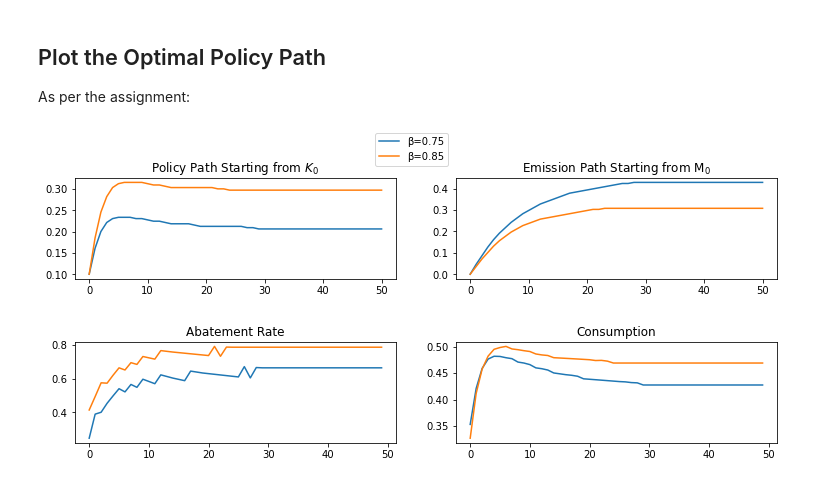
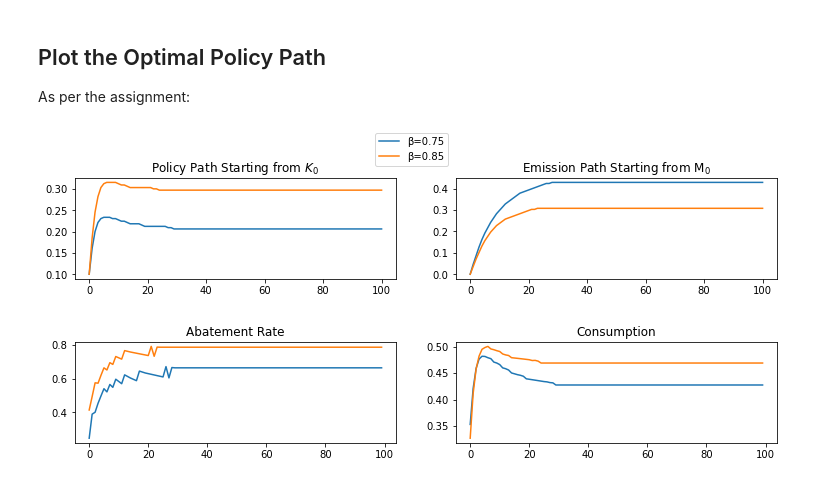
Before and after one commit to basm92/macroeconomics_i, a Jupyter notebook: assignment_1/question2_main.ipynb, the cells around one changed output. Drawn from its saved outputs; the diff is of its cells as text; code cells hidden in the pictures.

Commit message:
add new figure for t=100

```diff
--- a/assignment_1/question2_main.ipynb
+++ b/assignment_1/question2_main.ipynb
@@ -290,6 +290,6 @@ def plot_paths(iam, iam2, km_conv_index, km_conv_index2, T):
 
     plt.show()
 # %%
-plot_paths(iam(), iam(β=0.85), km_conv_index, km_conv_index2, 50)
+plot_paths(iam(), iam(β=0.85), km_conv_index, km_conv_index2, 100)
 # %% [output]
-[figure, old version]
+[figure, new version]
```
Also changed, not shown: 1 other file.
